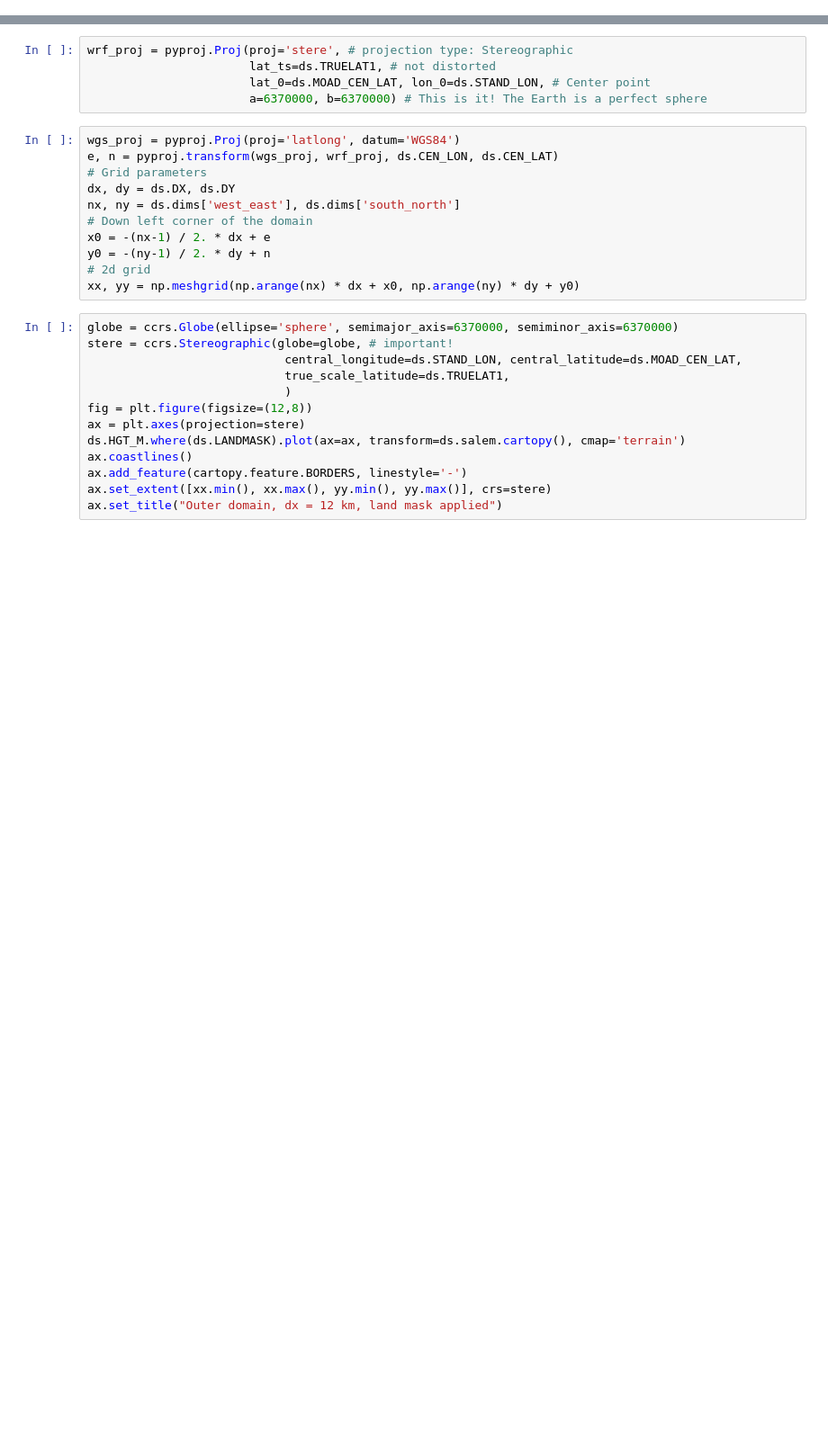
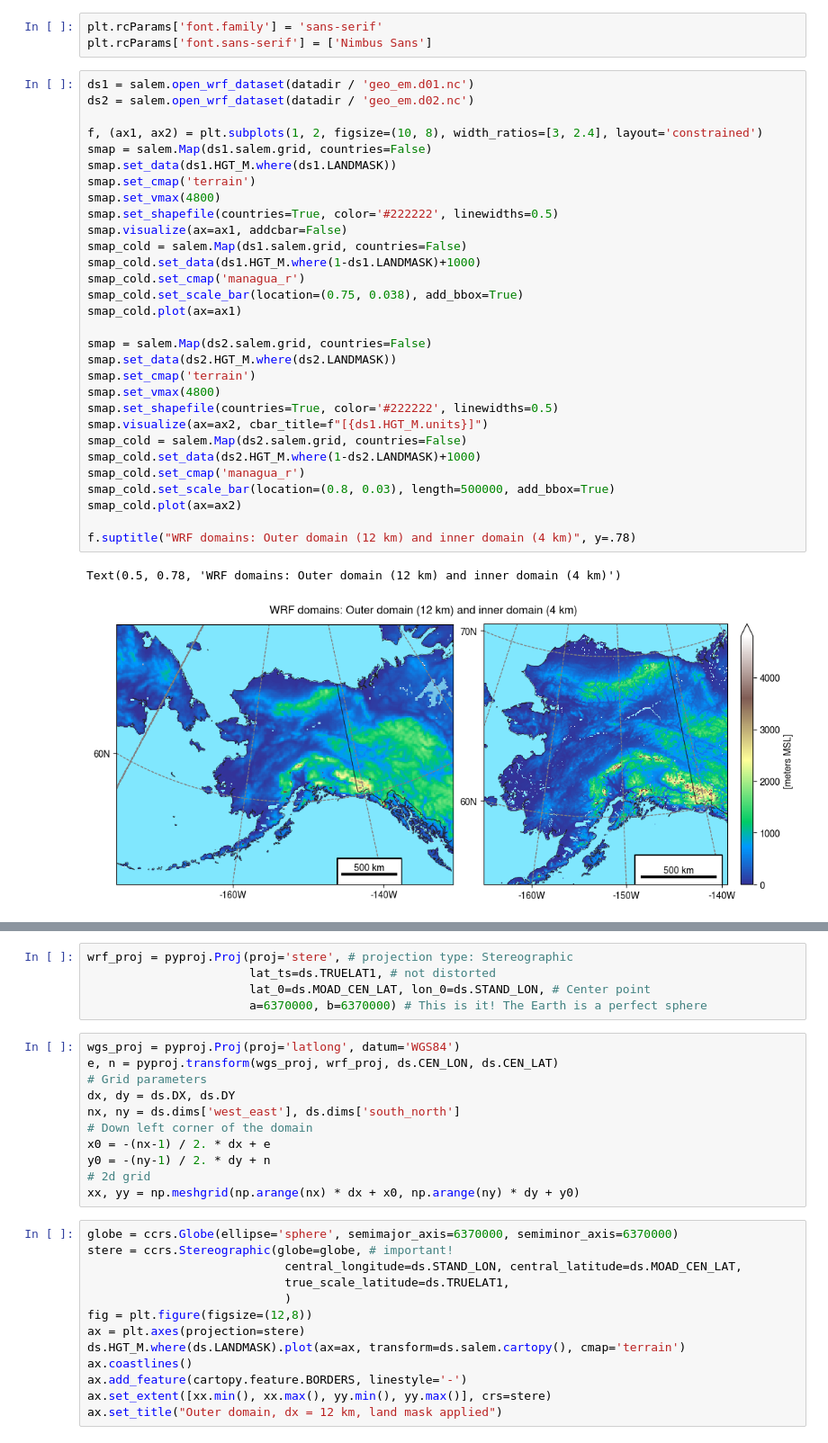
Before and after one commit to chryss/dyndowntools, a Jupyter notebook: Jupyter_Notebooks/domain_viz01.ipynb, the cells around one changed output, grey strips where cells are left out. Shown at 90% size. Drawn from its saved outputs; the diff is of its cells as text; blank space fills up the shorter version.

```diff
--- a/Jupyter_Notebooks/domain_viz01.ipynb
+++ b/Jupyter_Notebooks/domain_viz01.ipynb
@@ -44,3 +81,39 @@ ds.HGT_M.where(ds.LANDMASK).salem.quick_map(cmap='terrain')
+# %%
+plt.rcParams['font.family'] = 'sans-serif'
+plt.rcParams['font.sans-serif'] = ['Nimbus Sans']
+# %%
+ds1 = salem.open_wrf_dataset(datadir / 'geo_em.d01.nc')
+ds2 = salem.open_wrf_dataset(datadir / 'geo_em.d02.nc')
+
+f, (ax1, ax2) = plt.subplots(1, 2, figsize=(10, 8), width_ratios=[3, 2.4], layout='constrained')
+smap = salem.Map(ds1.salem.grid, countries=False)
+smap.set_data(ds1.HGT_M.where(ds1.LANDMASK))
+smap.set_cmap('terrain')
+smap.set_vmax(4800)
+smap.set_shapefile(countries=True, color='#222222', linewidths=0.5)
+smap.visualize(ax=ax1, addcbar=False)
+smap_cold = salem.Map(ds1.salem.grid, countries=False)
+smap_cold.set_data(ds1.HGT_M.where(1-ds1.LANDMASK)+1000)
+smap_cold.set_cmap('managua_r')
+smap_cold.set_scale_bar(location=(0.75, 0.038), add_bbox=True)
+smap_cold.plot(ax=ax1)
+
+smap = salem.Map(ds2.salem.grid, countries=False)
+smap.set_data(ds2.HGT_M.where(ds2.LANDMASK))
+smap.set_cmap('terrain')
+smap.set_vmax(4800)
+smap.set_shapefile(countries=True, color='#222222', linewidths=0.5)
+smap.visualize(ax=ax2, cbar_title=f"[{ds1.HGT_M.units}]")
+smap_cold = salem.Map(ds2.salem.grid, countries=False)
+smap_cold.set_data(ds2.HGT_M.where(1-ds2.LANDMASK)+1000)
+smap_cold.set_cmap('managua_r')
+smap_cold.set_scale_bar(location=(0.8, 0.03), length=500000, add_bbox=True)
+smap_cold.plot(ax=ax2)
+
+f.suptitle("WRF domains: Outer domain (12 km) and inner domain (4 km)", y=.78)
+# %% [output]
+Text(0.5, 0.78, 'WRF domains: Outer domain (12 km) and inner domain (4 km)')
+[figure, added]
 # %%
 ds.HGT_M.where(ds.LANDMASK).plot()
 # %% [output]
```
Also changed, not shown: parts of 9 cells of this notebook, 3 other files.
